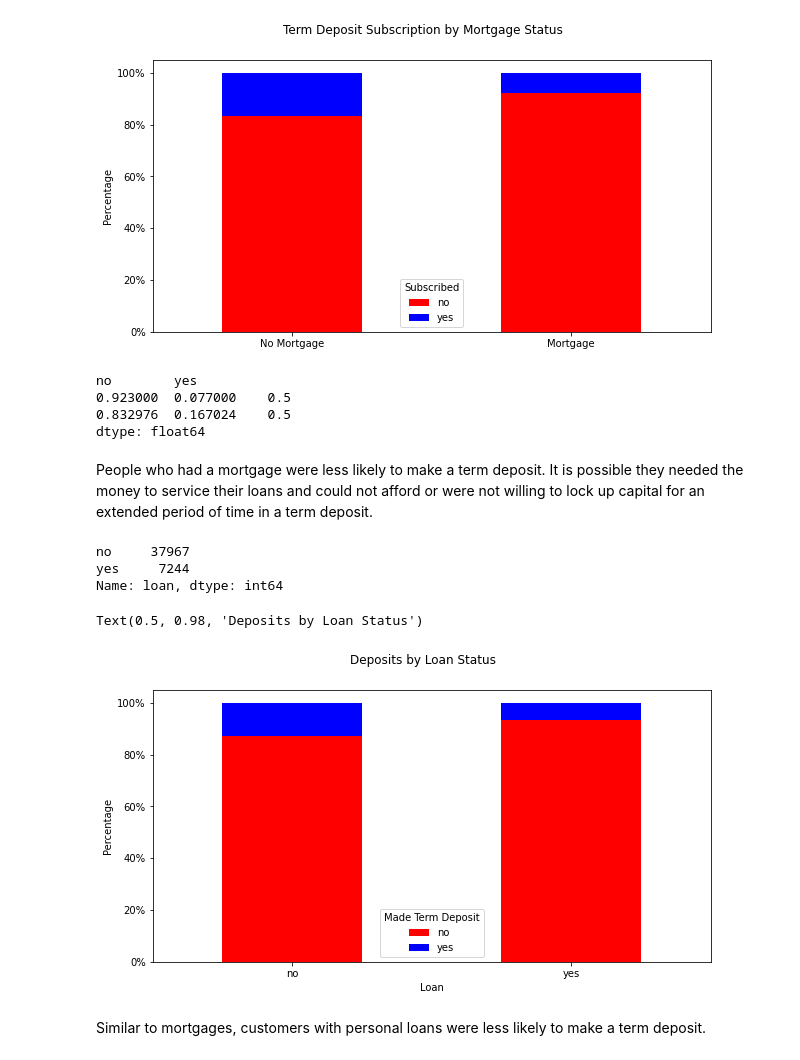
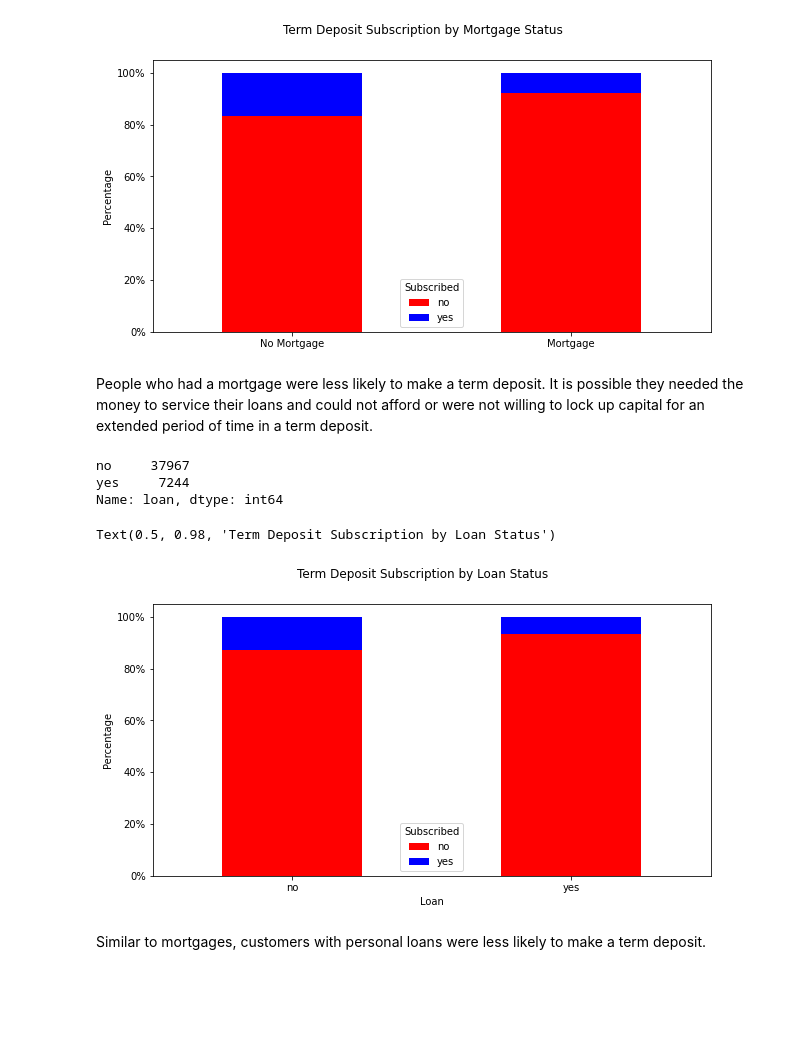
Before and after one commit to zcherna/Capstone-Predicting-Customer-Subscription-to-Financial-Products, a Jupyter notebook: Final_Notebook/Jupyter_Notebook.ipynb, the cells around one changed output. Cells and saved outputs as stored; diff of their text form; code cells hidden in the pictures; blank space fills up the shorter version.

```diff
--- a/Final_Notebook/Jupyter_Notebook.ipynb
+++ b/Final_Notebook/Jupyter_Notebook.ipynb
@@ -588,41 +528,36 @@ fig.suptitle("Term Deposit Subscription by Mortgage Status")
 # %% [output]
 Text(0.5, 0.98, 'Term Deposit Subscription by Mortgage Status')
 [figure]
-# %%
-deposit_percents_df.value_counts(normalize=True)
-# %% [output]
-no        yes
-0.923000  0.077000    0.5
-0.832976  0.167024    0.5
-dtype: float64
 # %% [markdown]
 People who had a mortgage were less likely to make a term deposit. It is possible they needed the money to service their loans and could not afford or were not willing to lock up capital for an extended period of time in a term deposit.
-# %%
-df.loan.value_counts()
-# %% [output]
-no     37967
-yes     7244
-Name: loan, dtype: int64
+# %%
+# exploring the loan column
+df.loan.value_counts()
+# %% [output]
+no     37967
+yes     7244
+Name: loan, dtype: int64
 # %%
+# visualizing percent of term deposits by loan status
 loan_counts_df = df.groupby(["made_deposit", "loan"])["loan"].count().unstack()
 
 
 deposit_percents_df = loan_counts_df.div(loan_counts_df.sum()).T
 fig, ax = plt.subplots()
 
 deposit_percents_df.plot(kind="bar", stacked=True, color=["red", "blue"], ax=ax, figsize=(10,5))
 
-ax.legend(title="Made Term Deposit", loc='lower center')
+ax.legend(title="Subscribed", loc='lower center')
 ax.set_xlabel("Loan")
 ax.set_ylabel("Percentage")
 ax.set_xticklabels(ax.get_xticklabels(), rotation=0)
 ax.yaxis.set_major_formatter(plt.FuncFormatter(lambda y, _: '{:.0%}'.format(y)))
 
 
-fig.suptitle("Deposits by Loan Status")
+fig.suptitle("Term Deposit Subscription by Loan Status")
 # %% [output]
-Text(0.5, 0.98, 'Deposits by Loan Status')
+Text(0.5, 0.98, 'Term Deposit Subscription by Loan Status')
-[figure, old version]
+[figure, new version]
 # %% [markdown]
 Similar to mortgages, customers with personal loans were less likely to make a term deposit.
 # %%
```
Also changed, not shown: parts of 113 cells of this notebook.
